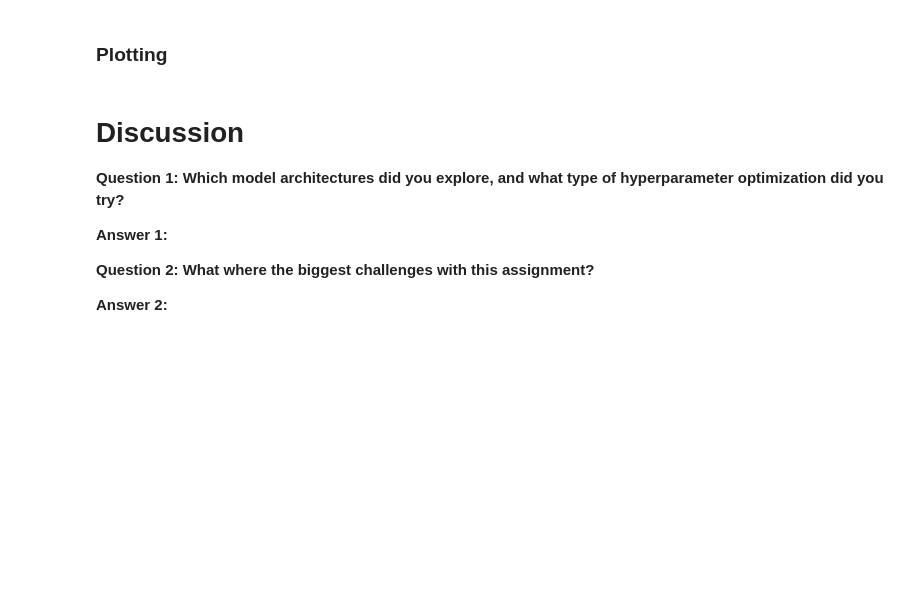
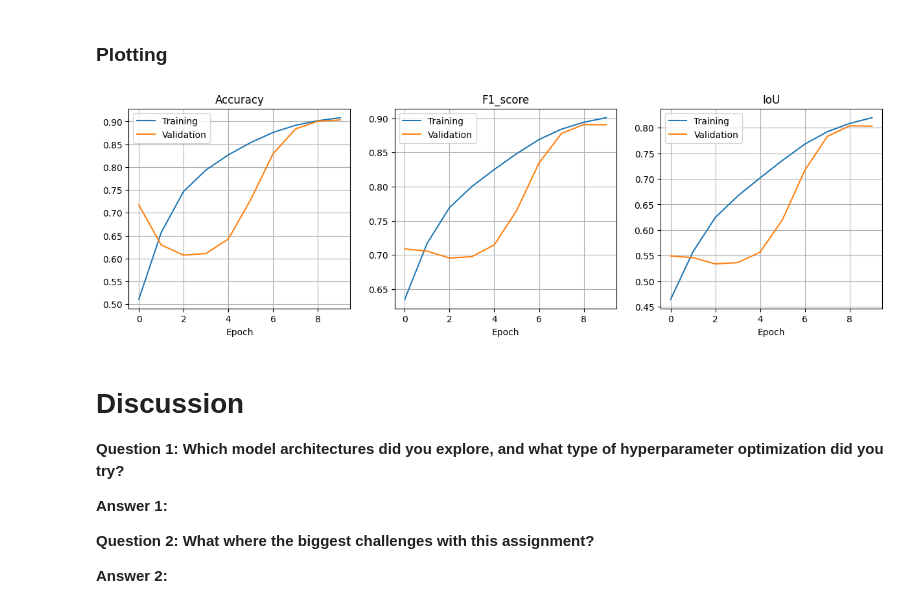
Before and after one commit to hskramstad00/DAT300, a Jupyter notebook: Assignments/CA3/DAT300_CA3_template.ipynb, the cells around one changed output. Cells and saved outputs as stored; diff of their text form; code cells hidden in the pictures; blank space fills up the shorter version.

```diff
--- a/Assignments/CA3/DAT300_CA3_template.ipynb
+++ b/Assignments/CA3/DAT300_CA3_template.ipynb
@@ -486,5 +468,6 @@ based encoder to the expansion layers of the decoder.
 from keras.applications.vgg16 import VGG16
 
 encoder = VGG16(weights='imagenet',
-                include_top=False,
-                input_shape=()) #input shape needs (224, 244, 3)
+                include_top=False)
+
+encoder.summary()
@@ -494,3 +563,22 @@ encoder = VGG16(weights='imagenet',
 Feel free to use the `plot_training_history` function from the provided library `utilities.py`
 # %% [markdown]
 ### Training
+# %%
+from tensorflow.keras.applications.vgg16 import preprocess_input
+
+X_train_vgg = preprocess_input(X_train.astype('float32').copy())
+X_test_vgg  = preprocess_input(X_test.astype('float32').copy())
+# %%
+vgg_unet = get_vgg16_unet(freeze_encoder=True)
+optimizer = tf.keras.optimizers.Adam(learning_rate=0.0001)
+
+vgg_unet.compile(optimizer=optimizer,
+                 loss=tf.keras.losses.BinaryCrossentropy(),
+                 metrics=[FalseNegatives(name='false_negatives'),
+                          FalsePositives(name='false_positives'),
+                          TrueNegatives(name='true_negatives'),
+                          TruePositives(name='true_positives'),
+                          MeanMetricWrapper(F1_score, name='F1_score'),
+                          'accuracy'])
+
+histoy_vgg = vgg_unet.fit(X_train_vgg,y_train,batch_size=64,epochs=10,validation_split=1/6)
@@ -497,5 +606,9 @@ Feel free to use the `plot_training_history` function from the provided library
 # %% [markdown]
 ### Plotting
+# %%
+plot_training_history(histoy_vgg)
+# %% [output]
+[figure, added]
 # %% [markdown]
 # Discussion
 
```
Also changed, not shown: parts of 12 cells of this notebook.
